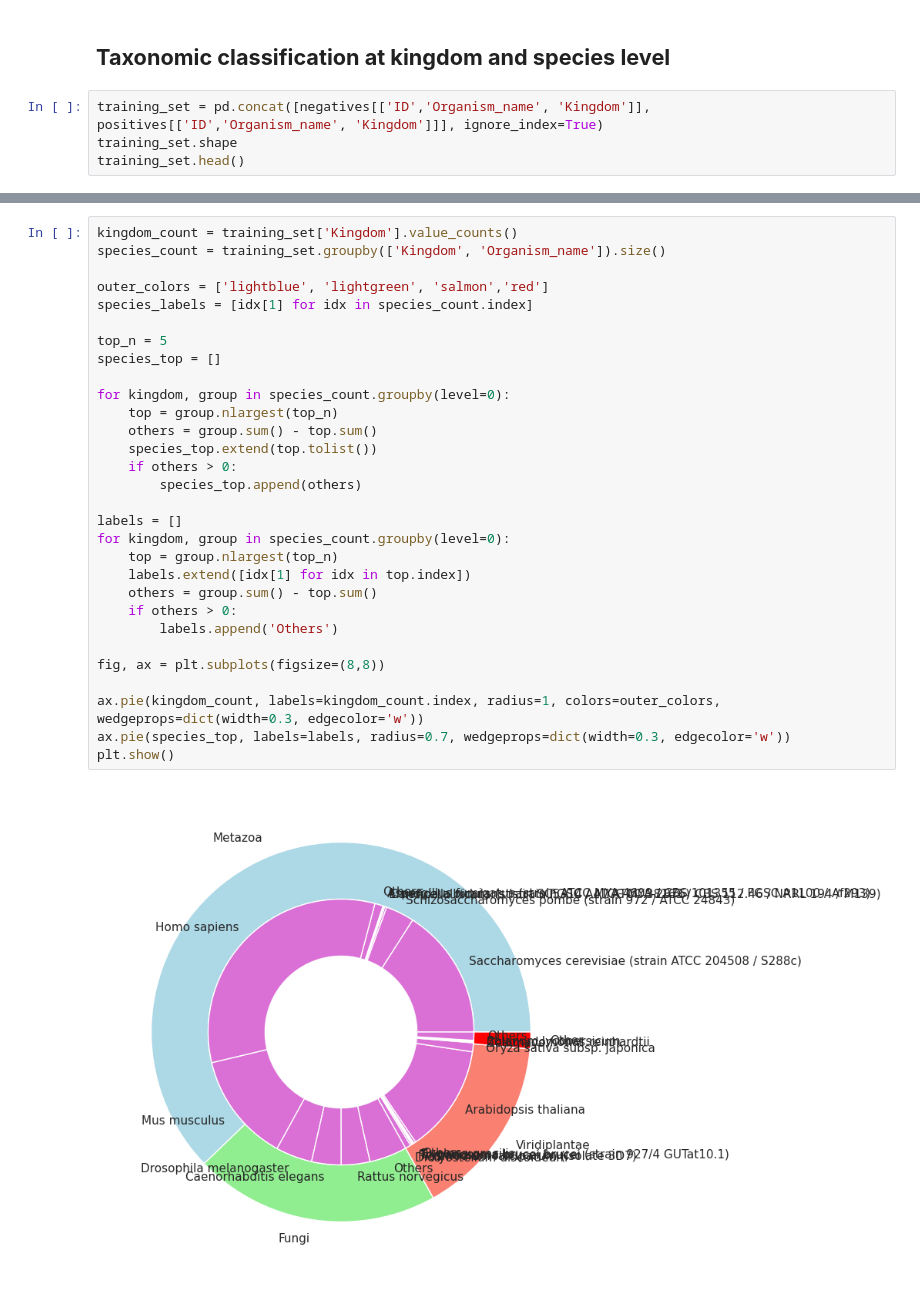
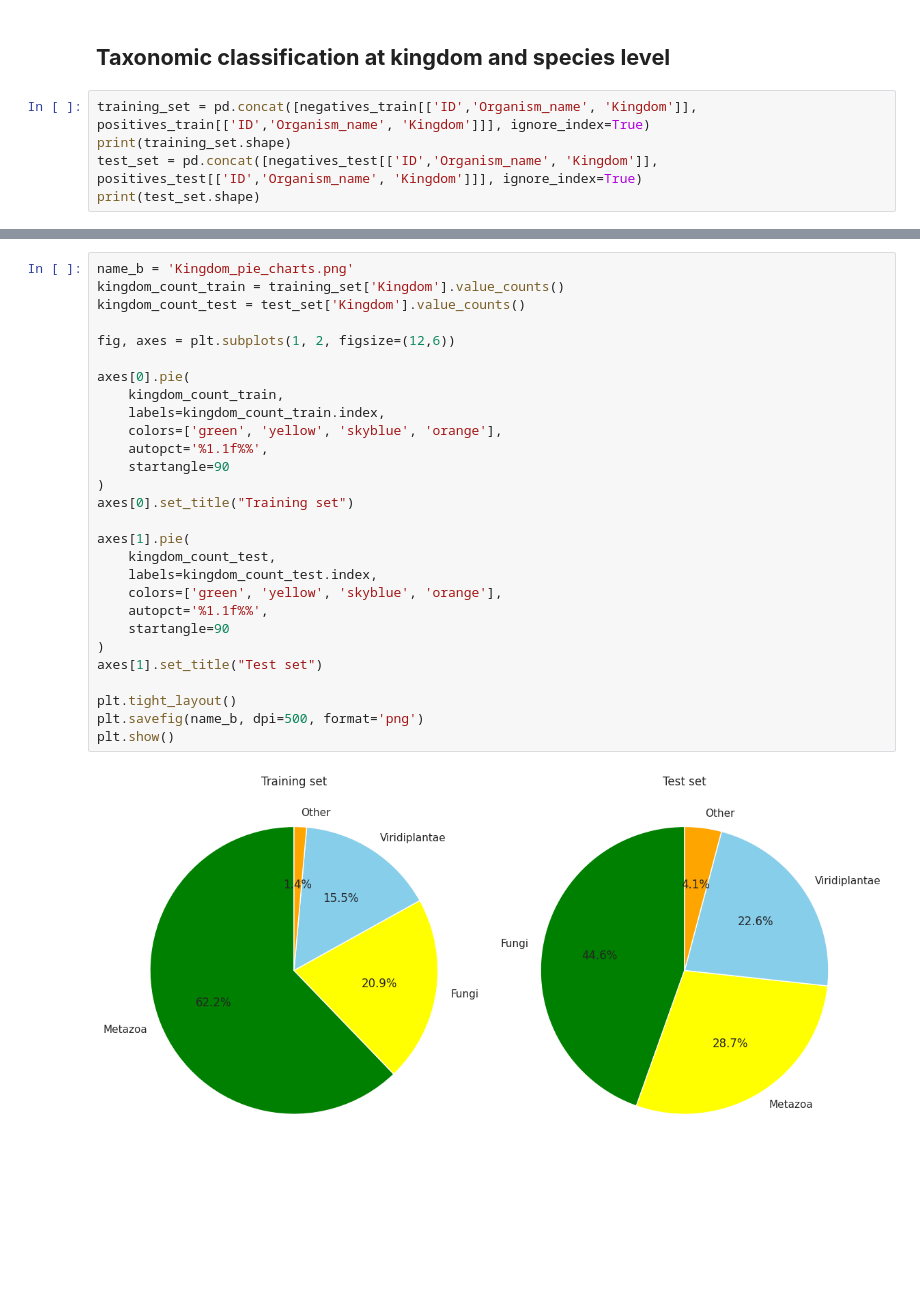
Before and after one commit to Amedeoxa/LAB2_project_group_N11, a Jupyter notebook: data_analysis/3_Data_analysis.ipynb, the cells around one changed output, grey strips where cells are left out. Drawn from its saved outputs; the diff is of its cells as text; blank space fills up the shorter version.

```diff
--- a/data_analysis/3_Data_analysis.ipynb
+++ b/data_analysis/3_Data_analysis.ipynb
@@ -198,7 +247,8 @@ plt.show()
 # %% [markdown]
 ## **Taxonomic classification at kingdom and species level**
 # %%
-training_set = pd.concat([negatives[['ID','Organism_name', 'Kingdom']], positives[['ID','Organism_name', 'Kingdom']]], ignore_index=True)
-training_set.shape
-training_set.head()
+training_set = pd.concat([negatives_train[['ID','Organism_name', 'Kingdom']], positives_train[['ID','Organism_name', 'Kingdom']]], ignore_index=True)
+print(training_set.shape)
+test_set = pd.concat([negatives_test[['ID','Organism_name', 'Kingdom']], positives_test[['ID','Organism_name', 'Kingdom']]], ignore_index=True)
+print(test_set.shape)
 # %% [output]
@@ -211,32 +257,30 @@ training_set.head()
-# %%
-kingdom_count = training_set['Kingdom'].value_counts()
-species_count = training_set.groupby(['Kingdom', 'Organism_name']).size()
-
-outer_colors = ['lightblue', 'lightgreen', 'salmon','red']
-species_labels = [idx[1] for idx in species_count.index]
-
-top_n = 5
-species_top = []
-
-for kingdom, group in species_count.groupby(level=0):
-    top = group.nlargest(top_n)
-    others = group.sum() - top.sum()
-    species_top.extend(top.tolist())
-    if others > 0:
-        species_top.append(others)
-
-labels = []
-for kingdom, group in species_count.groupby(level=0):
-    top = group.nlargest(top_n)
-    labels.extend([idx[1] for idx in top.index])
-    others = group.sum() - top.sum()
-    if others > 0:
-        labels.append('Others')
-
-fig, ax = plt.subplots(figsize=(8,8))
-
-ax.pie(kingdom_count, labels=kingdom_count.index, radius=1, colors=outer_colors, wedgeprops=dict(width=0.3, edgecolor='w'))
-ax.pie(species_top, labels=labels, radius=0.7, wedgeprops=dict(width=0.3, edgecolor='w'))
-plt.show()
-# %% [output]
-[figure, removed]
+# %%
+name_b = 'Kingdom_pie_charts.png'
+kingdom_count_train = training_set['Kingdom'].value_counts()
+kingdom_count_test = test_set['Kingdom'].value_counts()
+
+fig, axes = plt.subplots(1, 2, figsize=(12,6))
+
+axes[0].pie(
+    kingdom_count_train,
+    labels=kingdom_count_train.index,
+    colors=['green', 'yellow', 'skyblue', 'orange'],
+    autopct='%1.1f%%',
+    startangle=90
+)
+axes[0].set_title("Training set")
+
+axes[1].pie(
+    kingdom_count_test,
+    labels=kingdom_count_test.index,
+    colors=['green', 'yellow', 'skyblue', 'orange'],
+    autopct='%1.1f%%',
+    startangle=90
+)
+axes[1].set_title("Test set")
+
+plt.tight_layout()
+plt.savefig(name_b, dpi=500, format='png')
+plt.show()
+# %% [output]
+[figure, added]
```
Also changed, not shown: parts of 18 cells of this notebook.
